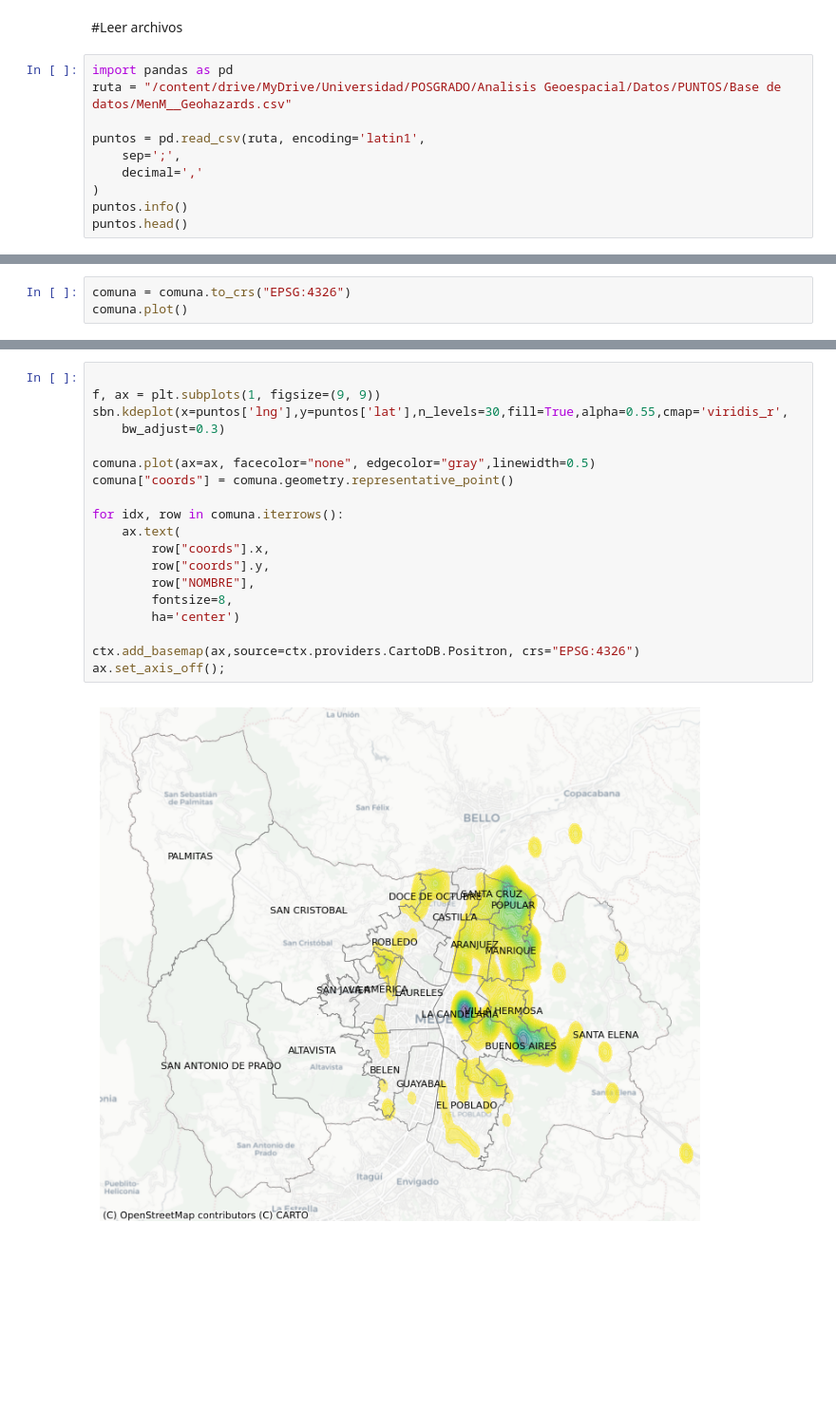
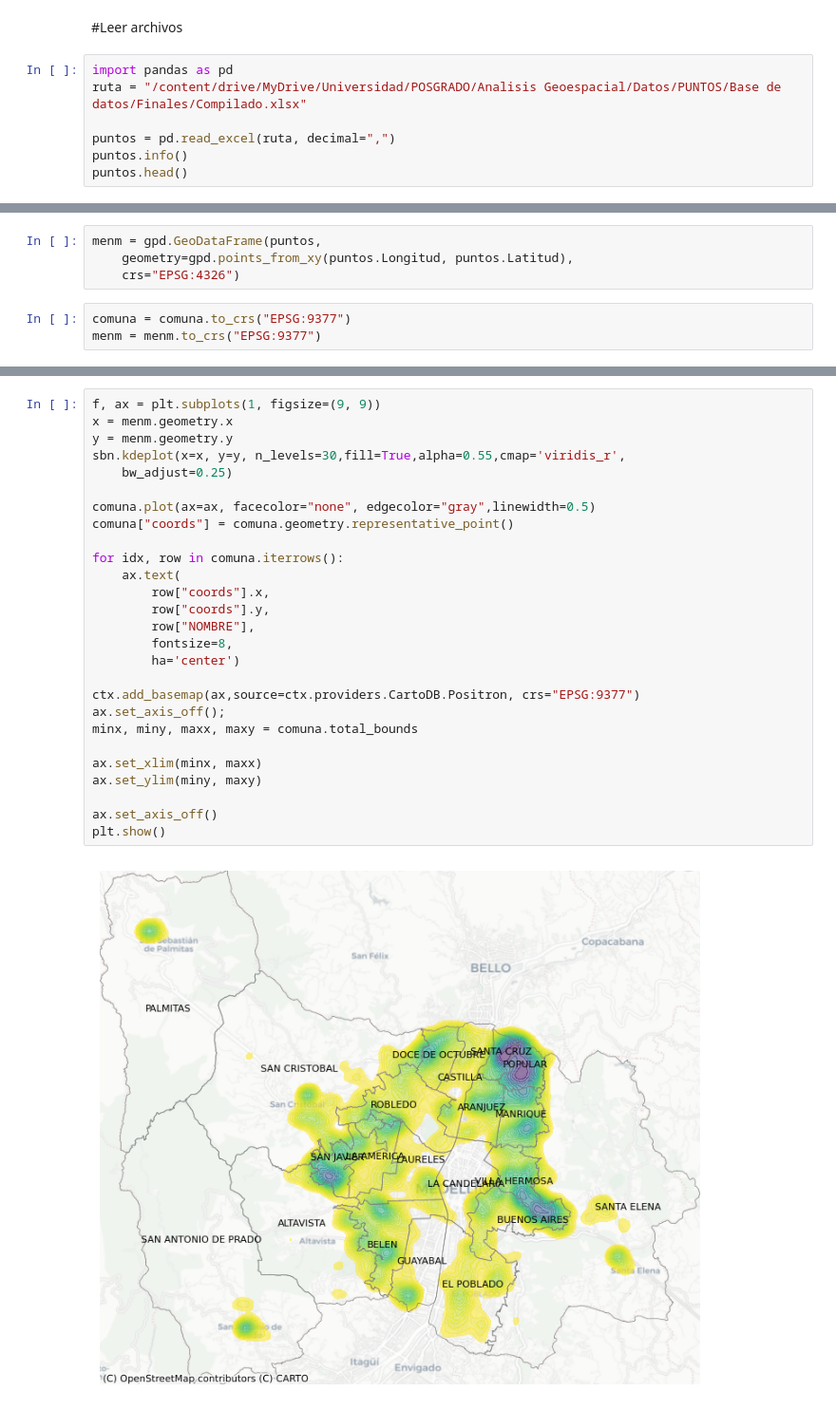
Before and after one commit to vmadariagac/Analisis-Geoespacial-VMC, a Jupyter notebook: notebooks/leerMenM.ipynb, the cells around one changed output, grey strips where cells are left out. Shown at 95% size. Saved outputs shown, nothing was run; the diff lists cells and outputs as text; blank space fills up the shorter version.

```diff
--- a/notebooks/leerMenM.ipynb
+++ b/notebooks/leerMenM.ipynb
@@ -2,12 +2,9 @@
 #Leer archivos
 # %%
 import pandas as pd
-ruta = "/content/drive/MyDrive/Universidad/POSGRADO/Analisis Geoespacial/Datos/PUNTOS/Base de datos/MenM__Geohazards.csv"
+ruta = "/content/drive/MyDrive/Universidad/POSGRADO/Analisis Geoespacial/Datos/PUNTOS/Base de datos/Finales/Compilado.xlsx"
 
-puntos = pd.read_csv(ruta, encoding='latin1',
-    sep=';',
-    decimal=','
-)
+puntos = pd.read_excel(ruta, decimal=",")
 puntos.info()
 puntos.head()
 # %% [output]
@@ -48,4 +47,8 @@ Index(['FID_', 'OBJECTID', 'COMUNA', 'SECTOR', 'NOMBRE', 'SHAPEAREA',
 [figure]
+# %%
+menm = gpd.GeoDataFrame(puntos,
+    geometry=gpd.points_from_xy(puntos.Longitud, puntos.Latitud),
+    crs="EPSG:4326")
 # %%
-comuna = comuna.to_crs("EPSG:4326")
-comuna.plot()
+comuna = comuna.to_crs("EPSG:9377")
+menm = menm.to_crs("EPSG:9377")
@@ -122,21 +124,29 @@ Successfully installed contextily-1.7.0 mercantile-1.2.1
 # %%
-
 f, ax = plt.subplots(1, figsize=(9, 9))
-sbn.kdeplot(x=puntos['lng'],y=puntos['lat'],n_levels=30,fill=True,alpha=0.55,cmap='viridis_r',
-    bw_adjust=0.3)
+x = menm.geometry.x
+y = menm.geometry.y
+sbn.kdeplot(x=x, y=y, n_levels=30,fill=True,alpha=0.55,cmap='viridis_r',
+    bw_adjust=0.25)
 
 comuna.plot(ax=ax, facecolor="none", edgecolor="gray",linewidth=0.5)
 comuna["coords"] = comuna.geometry.representative_point()
 
 for idx, row in comuna.iterrows():
     ax.text(
         row["coords"].x,
         row["coords"].y,
         row["NOMBRE"],
         fontsize=8,
         ha='center')
 
-ctx.add_basemap(ax,source=ctx.providers.CartoDB.Positron, crs="EPSG:4326")
+ctx.add_basemap(ax,source=ctx.providers.CartoDB.Positron, crs="EPSG:9377")
 ax.set_axis_off();
+minx, miny, maxx, maxy = comuna.total_bounds
+
+ax.set_xlim(minx, maxx)
+ax.set_ylim(miny, maxy)
+
+ax.set_axis_off()
+plt.show()
 # %% [output]
-[figure, old version]
+[figure, new version]
```
Also changed, not shown: parts of 17 cells of this notebook, 18 other files.
